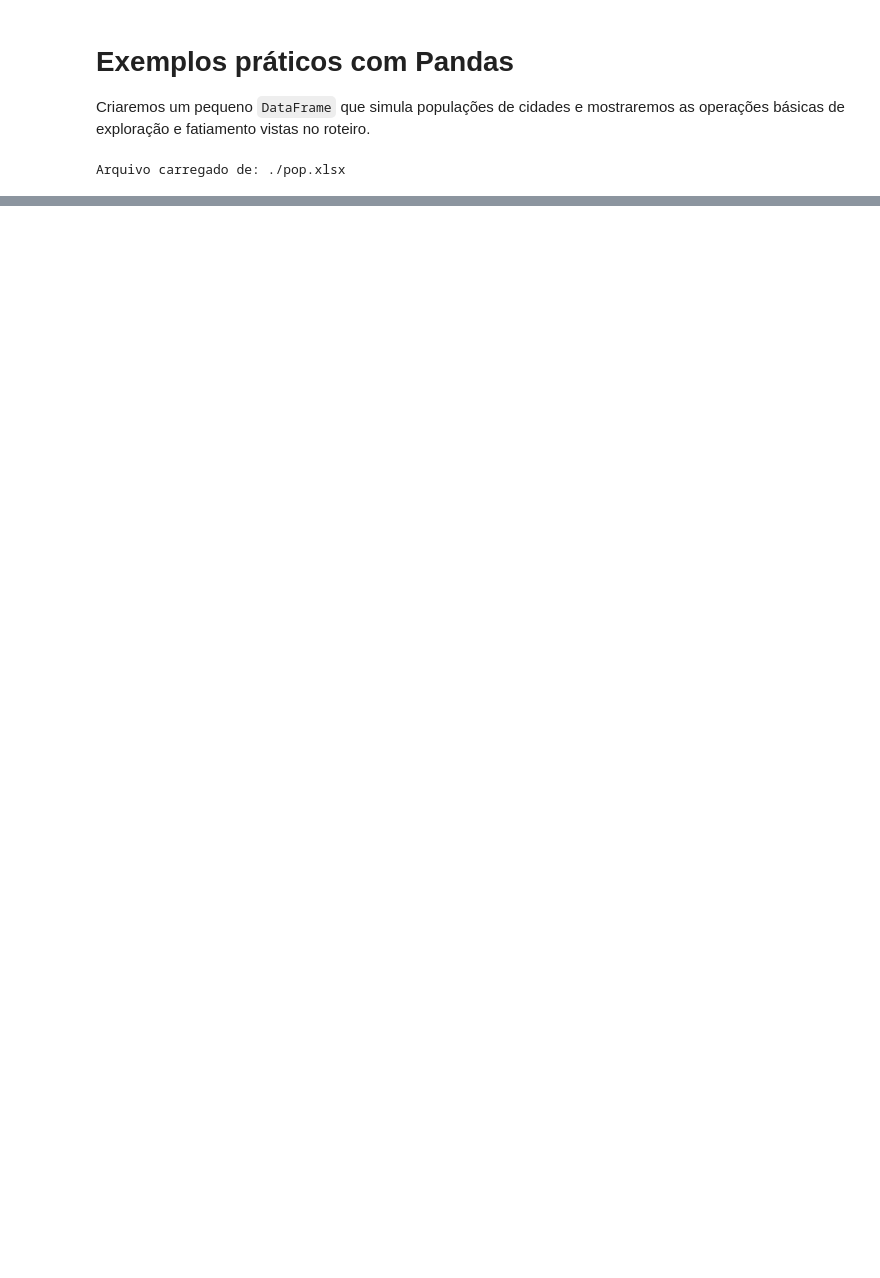
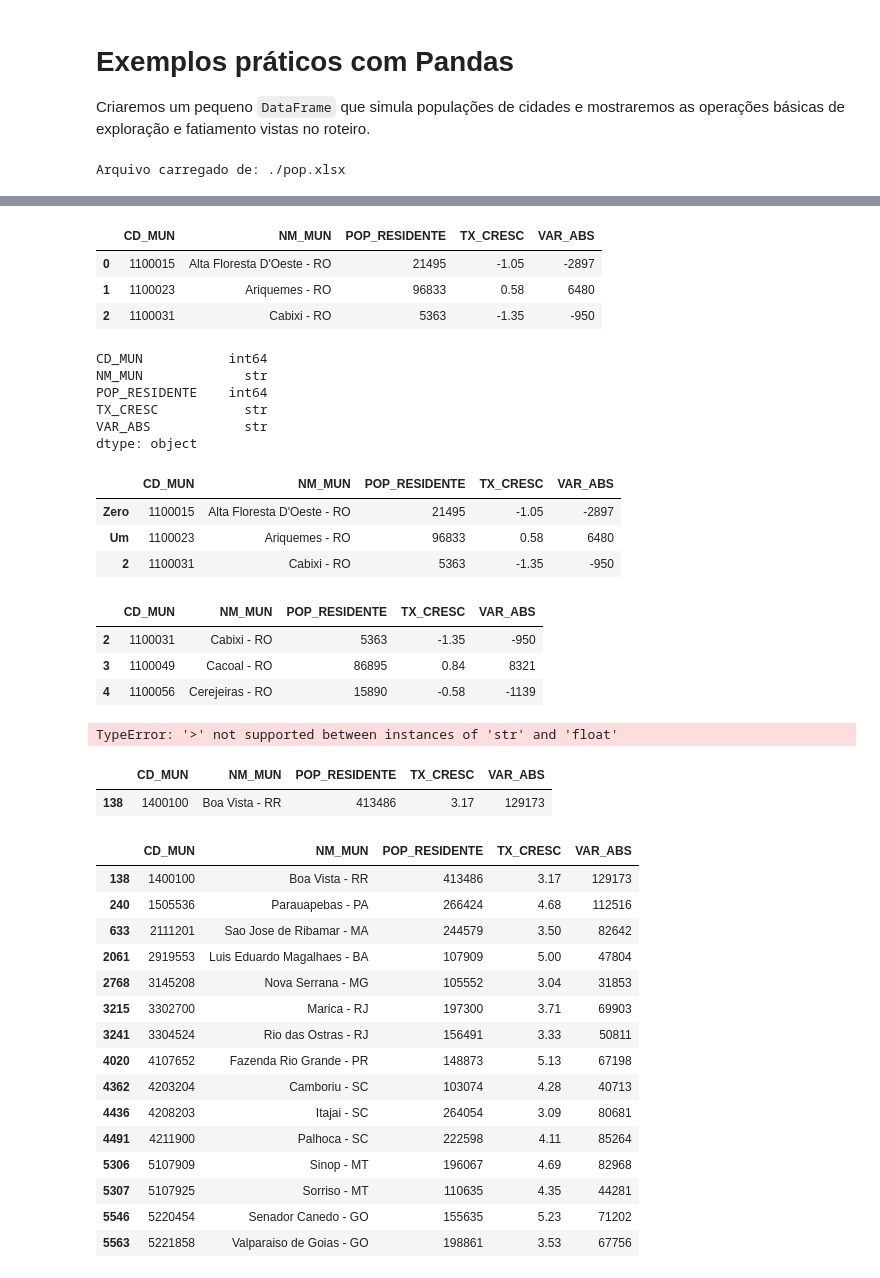
Before and after one commit to Tiago745/curso-de-python-2026, a Jupyter notebook: Roteiros/Aula 5/Aula 5 - acompanhamento -Curso 2026.ipynb, the cells around one changed output, grey strips where cells are left out. Drawn from its saved outputs; the diff is of its cells as text; code cells hidden in the pictures; blank space fills up the shorter version.

```diff
--- a/Roteiros/Aula 5/Aula 5 - acompanhamento -Curso 2026.ipynb
+++ b/Roteiros/Aula 5/Aula 5 - acompanhamento -Curso 2026.ipynb
@@ -192,0 +371,80 @@ path_excel = r"Roteiros/Aula 5/pop.xlsx"
+# %%
+# Desfazendo a configuração de uma coluna como index
+df_pop = df_pop.reset_index()
+df_pop.head(3)
+# %% [output]
+|  | CD_MUN | NM_MUN | POP_RESIDENTE | TX_CRESC | VAR_ABS |
+| 0 | 1100015 | Alta Floresta D'Oeste - RO | 21495 | -1.05 | -2897 |
+| 1 | 1100023 | Ariquemes - RO | 96833 | 0.58 | 6480 |
+| 2 | 1100031 | Cabixi - RO | 5363 | -1.35 | -950 |
+# %%
+# Podemos usar .astype() para converter tipos de dados
+df_pop[['TX_CRESC',	'VAR_ABS']] = df_pop[['TX_CRESC',	'VAR_ABS']].astype(str)
+df_pop.dtypes
+# %% [output]
+CD_MUN           int64
+NM_MUN             str
+POP_RESIDENTE    int64
+TX_CRESC           str
+VAR_ABS            str
+dtype: object
+# %%
+# Renomendo colunas ou linhas
+#df_pop = df_pop.rename(columns={'CD_MUN':'Código_municipal',
+#                                   'NM_MUN':'Nome_municipio',
+#                                   'POP_RESIDENTE':'população',
+#                                   'TX_CRESC':'taxa_de_crescimento',
+#                                   'VAR_ABS':'Variação_absoluta'})
+df_pop = df_pop.rename(index={0: 'Zero', 1: 'Um'})
+df_pop.head(3)
+# %% [output]
+|  | CD_MUN | NM_MUN | POP_RESIDENTE | TX_CRESC | VAR_ABS |
+| Zero | 1100015 | Alta Floresta D'Oeste - RO | 21495 | -1.05 | -2897 |
+| Um | 1100023 | Ariquemes - RO | 96833 | 0.58 | 6480 |
+| 2 | 1100031 | Cabixi - RO | 5363 | -1.35 | -950 |
+# %%
+# Removendo colunas ou linhas
+# df_pop = df_pop.drop(columns=['Humidity'])
+df_pop = df_pop.drop(index=['Zero', 'Um'])
+df_pop.head(3)
+# %% [output]
+|  | CD_MUN | NM_MUN | POP_RESIDENTE | TX_CRESC | VAR_ABS |
+| 2 | 1100031 | Cabixi - RO | 5363 | -1.35 | -950 |
+| 3 | 1100049 | Cacoal - RO | 86895 | 0.84 | 8321 |
+| 4 | 1100056 | Cerejeiras - RO | 15890 | -0.58 | -1139 |
+# %%
+# Utilizando máscaras para filtrar dados em DataFrames
+df_pop[df_pop['TX_CRESC'] > 3]
+df_pop[df_pop['POP_RESIDENTE'] >100000]
+# %% [output]
+TypeError: '>' not supported between instances of 'str' and 'float'
+# %%
+df_pop[df_pop['NM_MUN'] == 'Boa Vista - RR']
+# %% [output]
+|  | CD_MUN | NM_MUN | POP_RESIDENTE | TX_CRESC | VAR_ABS |
+| 138 | 1400100 | Boa Vista - RR | 413486 | 3.17 | 129173 |
+# %%
+# Temos que usar o tipo correto para conseguir filtrar com facilidade o que buscamos nas tabelas
+df_pop[['TX_CRESC',	'VAR_ABS']] = df_pop[['TX_CRESC',	'VAR_ABS']].astype({'TX_CRESC':float, 'VAR_ABS':np.int64})
+# %%
+# Utilizando máscaras para filtrar dados em DataFrames
+# df_pop[df_pop['TX_CRESC'] > 3]
+# df_pop[df_pop['POP_RESIDENTE'] >100000]
+df_pop[(df_pop['TX_CRESC'] > 3) & (df_pop['POP_RESIDENTE'] >100000)]
+# %% [output]
+|  | CD_MUN | NM_MUN | POP_RESIDENTE | TX_CRESC | VAR_ABS |
+| 138 | 1400100 | Boa Vista - RR | 413486 | 3.17 | 129173 |
+| 240 | 1505536 | Parauapebas - PA | 266424 | 4.68 | 112516 |
+| 633 | 2111201 | Sao Jose de Ribamar - MA | 244579 | 3.50 | 82642 |
+| 2061 | 2919553 | Luis Eduardo Magalhaes - BA | 107909 | 5.00 | 47804 |
+| 2768 | 3145208 | Nova Serrana - MG | 105552 | 3.04 | 31853 |
+| 3215 | 3302700 | Marica - RJ | 197300 | 3.71 | 69903 |
+| 3241 | 3304524 | Rio das Ostras - RJ | 156491 | 3.33 | 50811 |
+| 4020 | 4107652 | Fazenda Rio Grande - PR | 148873 | 5.13 | 67198 |
+| 4362 | 4203204 | Camboriu - SC | 103074 | 4.28 | 40713 |
+| 4436 | 4208203 | Itajai - SC | 264054 | 3.09 | 80681 |
+| 4491 | 4211900 | Palhoca - SC | 222598 | 4.11 | 85264 |
+| 5306 | 5107909 | Sinop - MT | 196067 | 4.69 | 82968 |
+| 5307 | 5107925 | Sorriso - MT | 110635 | 4.35 | 44281 |
+| 5546 | 5220454 | Senador Canedo - GO | 155635 | 5.23 | 71202 |
+| 5563 | 5221858 | Valparaiso de Goias - GO | 198861 | 3.53 | 67756 |
```
Also changed, not shown: parts of 30 cells of this notebook, 1 other file.
